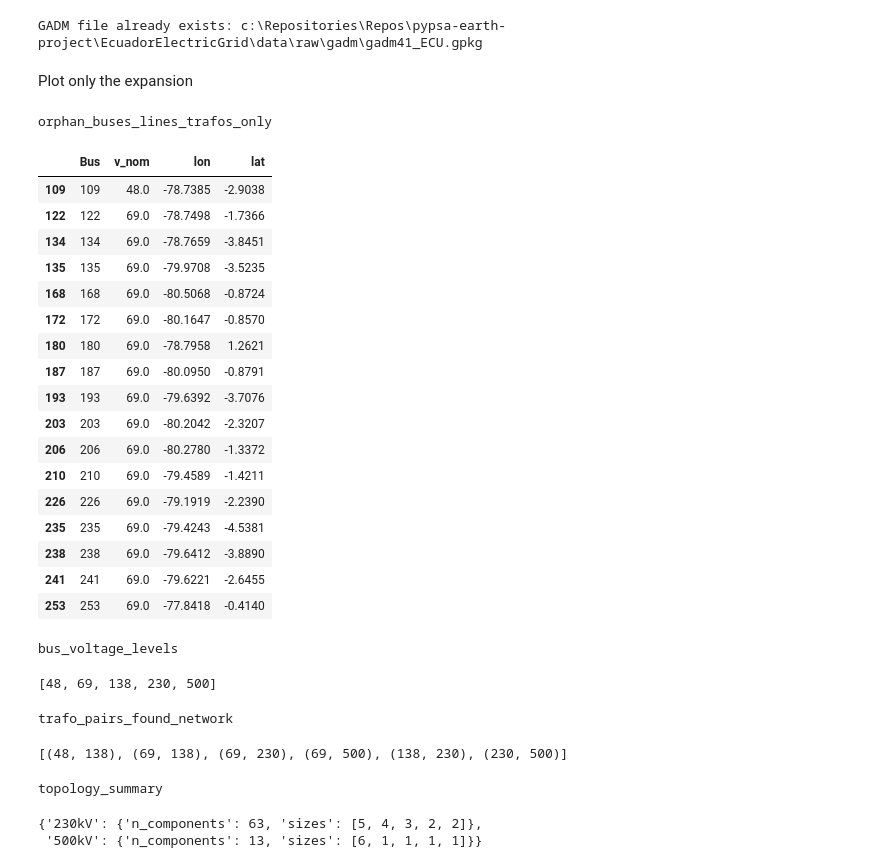
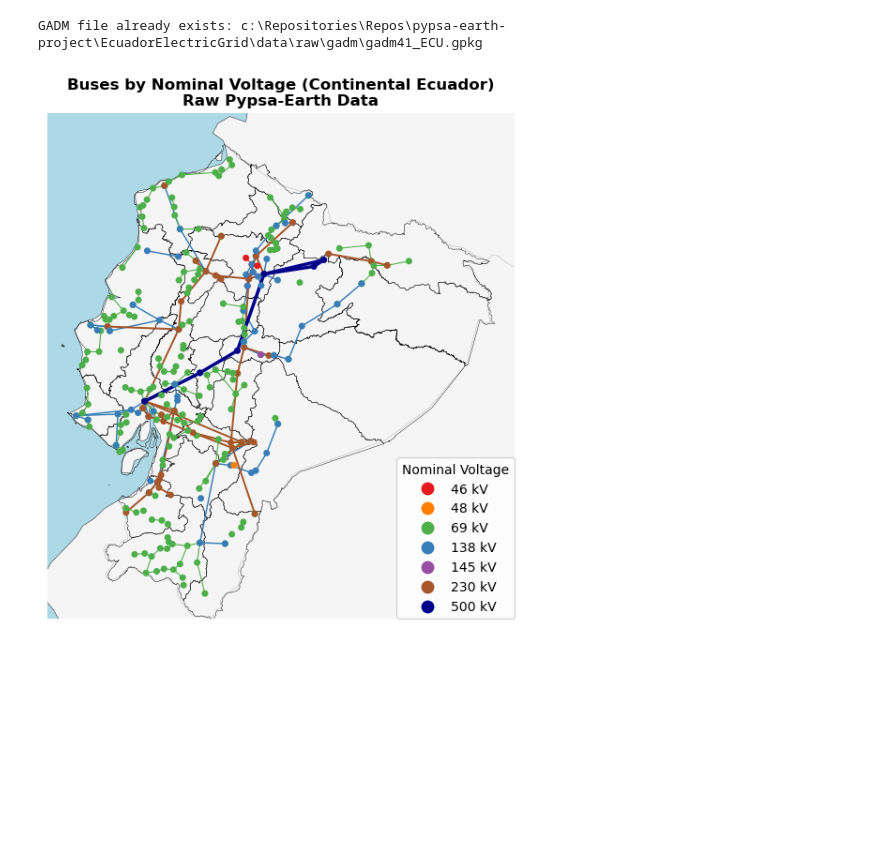
Before and after one commit to Fernando3161/EcuadorElectricGrid, a Jupyter notebook: notebooks/06_EC_network_plots.ipynb, the cells around one changed output. Saved outputs shown, nothing was run; the diff lists cells and outputs as text; code cells hidden in the pictures; blank space fills up the shorter version.

Commit message:
networks_plots

```diff
--- a/notebooks/06_EC_network_plots.ipynb
+++ b/notebooks/06_EC_network_plots.ipynb
@@ -22,6 +22,7 @@ import geopandas as gpd
 import matplotlib.pyplot as plt
 import cartopy.crs as ccrs
 import requests
+import matplotlib.patheffects as pe
 from matplotlib.colors import LinearSegmentedColormap, to_hex
 import copy
 from os.path import join
@@ -61,7 +62,7 @@ country_name = "Ecuador"  # Country name
 country_gadm = "ECU"  # ISO 3-letter GADM code
 
 # Load the base network file path
-network_dir = dirs["data/raw/networks"]
+network_dir = dirs["data/processed/networks"]
 network_files = [
     "network_original",
     "network_snapped",
@@ -72,7 +73,6 @@ network_files = [
     "network_base",
 ]
 
-
 networks_dict = {
     nf: pypsa.Network(join(network_dir, f"{nf}.nc")) for nf in network_files
 }
@@ -227,8 +258,8 @@ def plot_buses_and_lines_by_voltage(network: pypsa.Network, title= None, save_na
 # %%
 plot_buses_and_lines_by_voltage(
     network=networks_dict["network_original"],
     title= "Buses by Nominal Voltage (Continental Ecuador)\nRaw Pypsa-Earth Data",
-    save_name= "01_EC_Grid_Original"
+    save_name= "01_EC_Grid_Original.png"
 )
+# %% [output]
+[figure, added]
-# %% [markdown]
-Plot only the expansion
@@ -258,41 +265,0 @@ n_only_exp_HV.buses.to_csv("ecuador_buses_expanded_HV.csv")
-# %%
-#Sanity + topology checks for expansion elements against the existing network
-from src.ec_network_eval import evaluate_network
-
-n_exp, issues = evaluate_network(
-    n_exp,
-
-    data_dir = dirs["data/raw/networks"],
-    downstream_path = (500,48))
-
-for k,v in issues:
-    if "empty" not in k:
-        print(k)
-        display(v)
-# %% [output]
-orphan_buses_lines_trafos_only
-|  | Bus | v_nom | lon | lat |
-| 109 | 109 | 48.0 | -78.7385 | -2.9038 |
-| 122 | 122 | 69.0 | -78.7498 | -1.7366 |
-| 134 | 134 | 69.0 | -78.7659 | -3.8451 |
-| 135 | 135 | 69.0 | -79.9708 | -3.5235 |
-| 168 | 168 | 69.0 | -80.5068 | -0.8724 |
-| 172 | 172 | 69.0 | -80.1647 | -0.8570 |
-| 180 | 180 | 69.0 | -78.7958 | 1.2621 |
-| 187 | 187 | 69.0 | -80.0950 | -0.8791 |
-| 193 | 193 | 69.0 | -79.6392 | -3.7076 |
-| 203 | 203 | 69.0 | -80.2042 | -2.3207 |
-| 206 | 206 | 69.0 | -80.2780 | -1.3372 |
-| 210 | 210 | 69.0 | -79.4589 | -1.4211 |
-| 226 | 226 | 69.0 | -79.1919 | -2.2390 |
-| 235 | 235 | 69.0 | -79.4243 | -4.5381 |
-| 238 | 238 | 69.0 | -79.6412 | -3.8890 |
-| 241 | 241 | 69.0 | -79.6221 | -2.6455 |
-| 253 | 253 | 69.0 | -77.8418 | -0.4140 |
-bus_voltage_levels
-[48, 69, 138, 230, 500]
-trafo_pairs_found_network
-[(48, 138), (69, 138), (69, 230), (69, 500), (138, 230), (230, 500)]
-topology_summary
-{'230kV': {'n_components': 63, 'sizes': [5, 4, 3, 2, 2]},
- '500kV': {'n_components': 13, 'sizes': [6, 1, 1, 1, 1]}}
```
Also changed, not shown: parts of 25 cells of this notebook, 7 other files.
